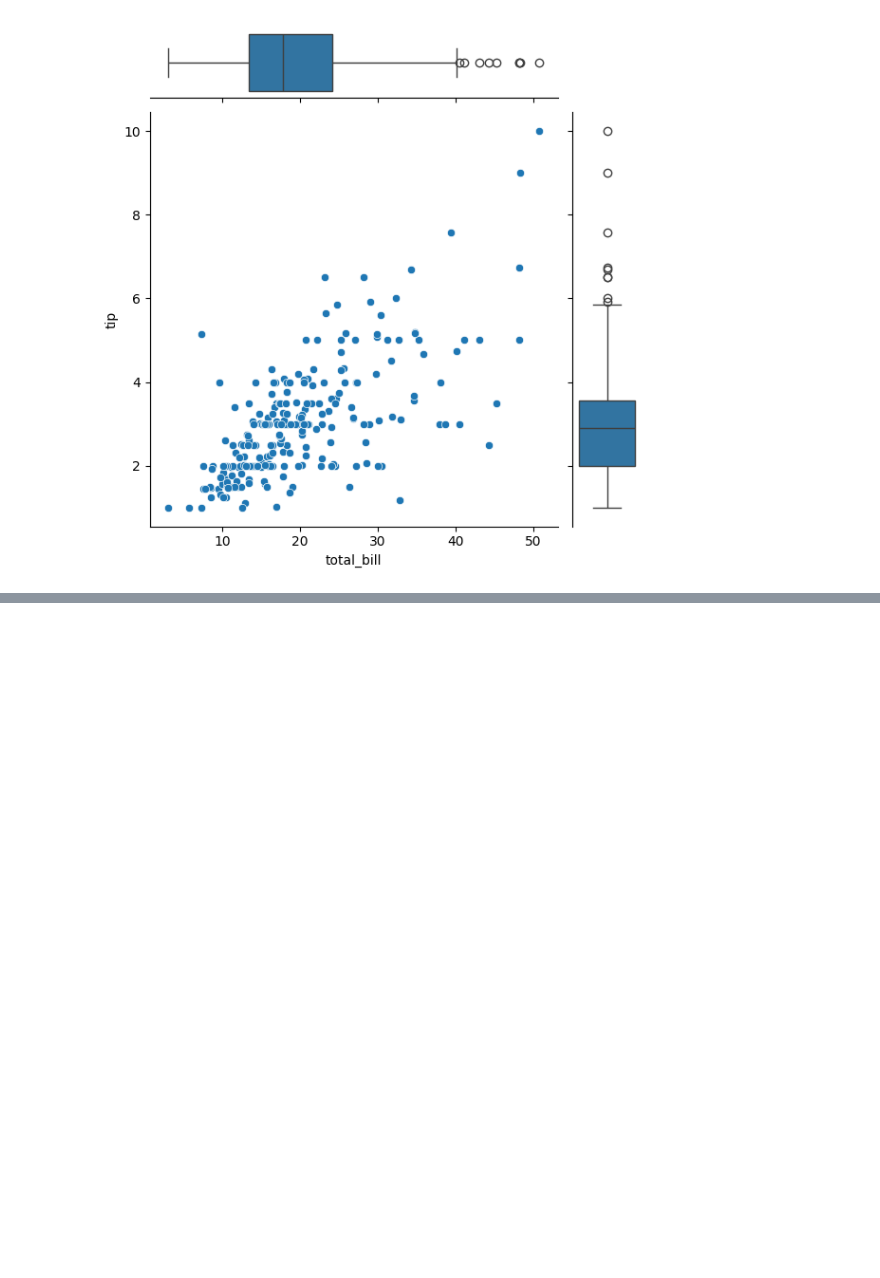
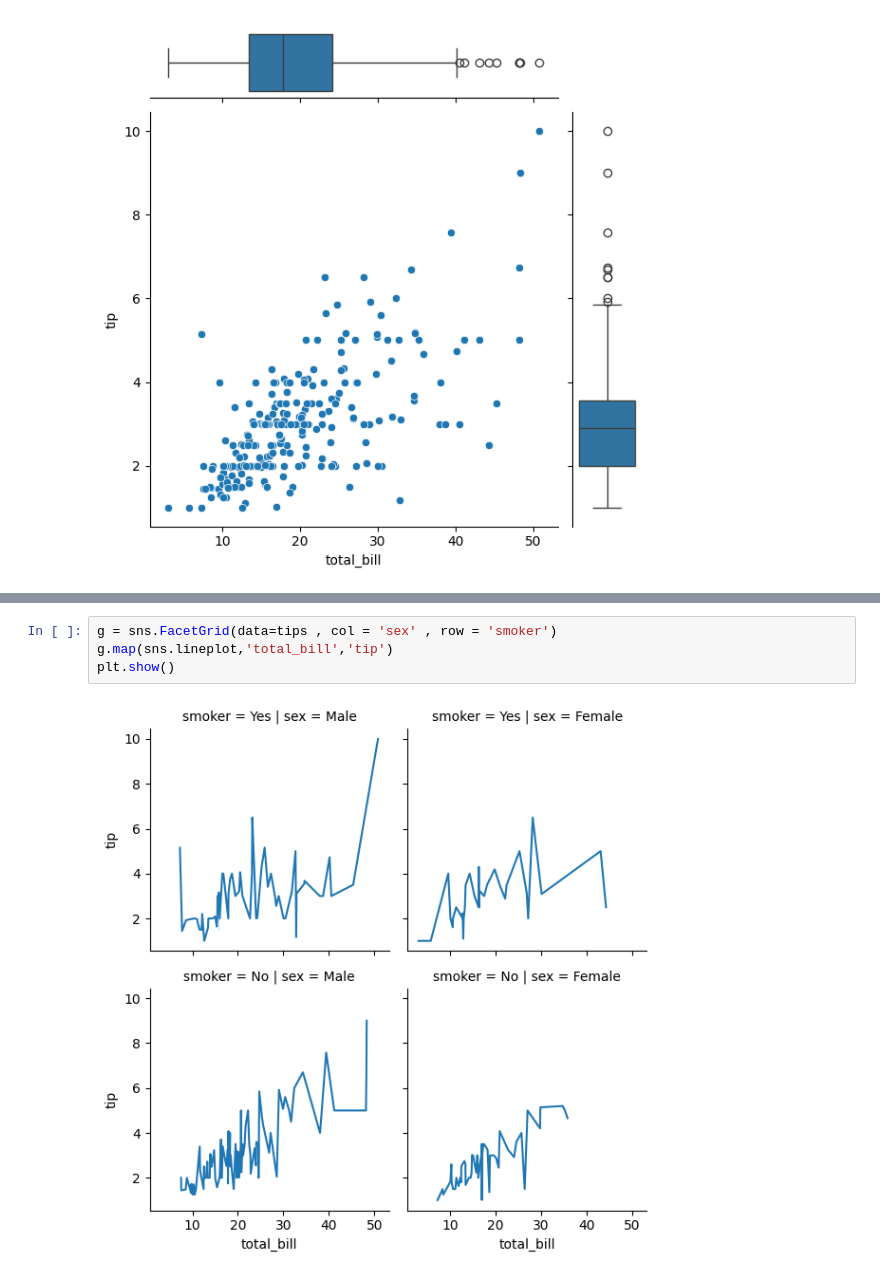
Before and after one commit to GameNPN/KU-Data-Science, a Jupyter notebook: Week 7/seaborn.ipynb, the cells around one changed output, grey strips where cells are left out. Saved outputs shown, nothing was run; the diff lists cells and outputs as text; blank space fills up the shorter version.

```diff
--- a/Week 7/seaborn.ipynb
+++ b/Week 7/seaborn.ipynb
@@ -132,0 +157,6 @@ plt.show()
+# %%
+g = sns.FacetGrid(data=tips , col = 'sex' , row = 'smoker')
+g.map(sns.lineplot,'total_bill','tip')
+plt.show()
+# %% [output]
+[figure, added]
```
Also changed, not shown: parts of 6 cells of this notebook.
